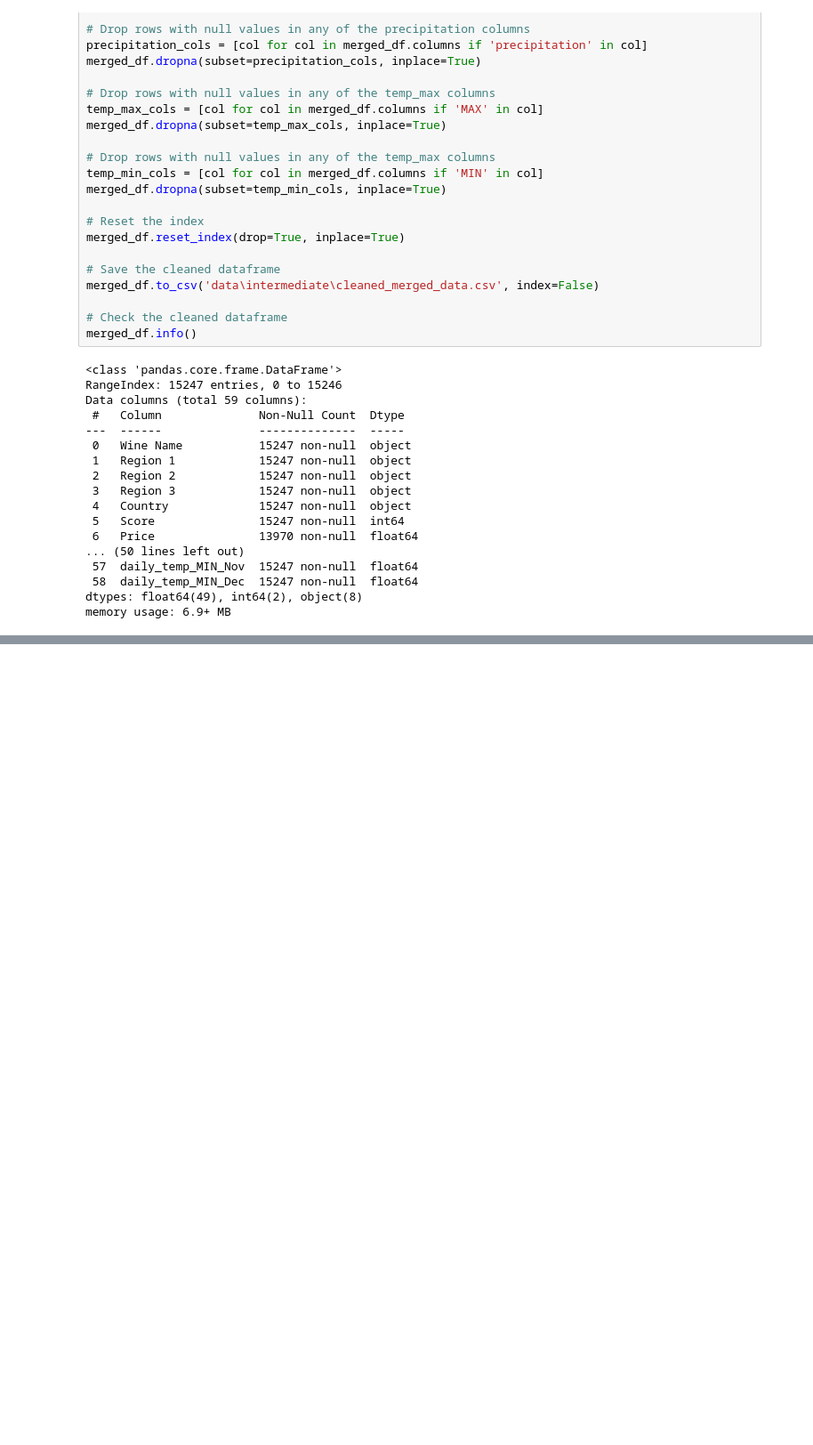
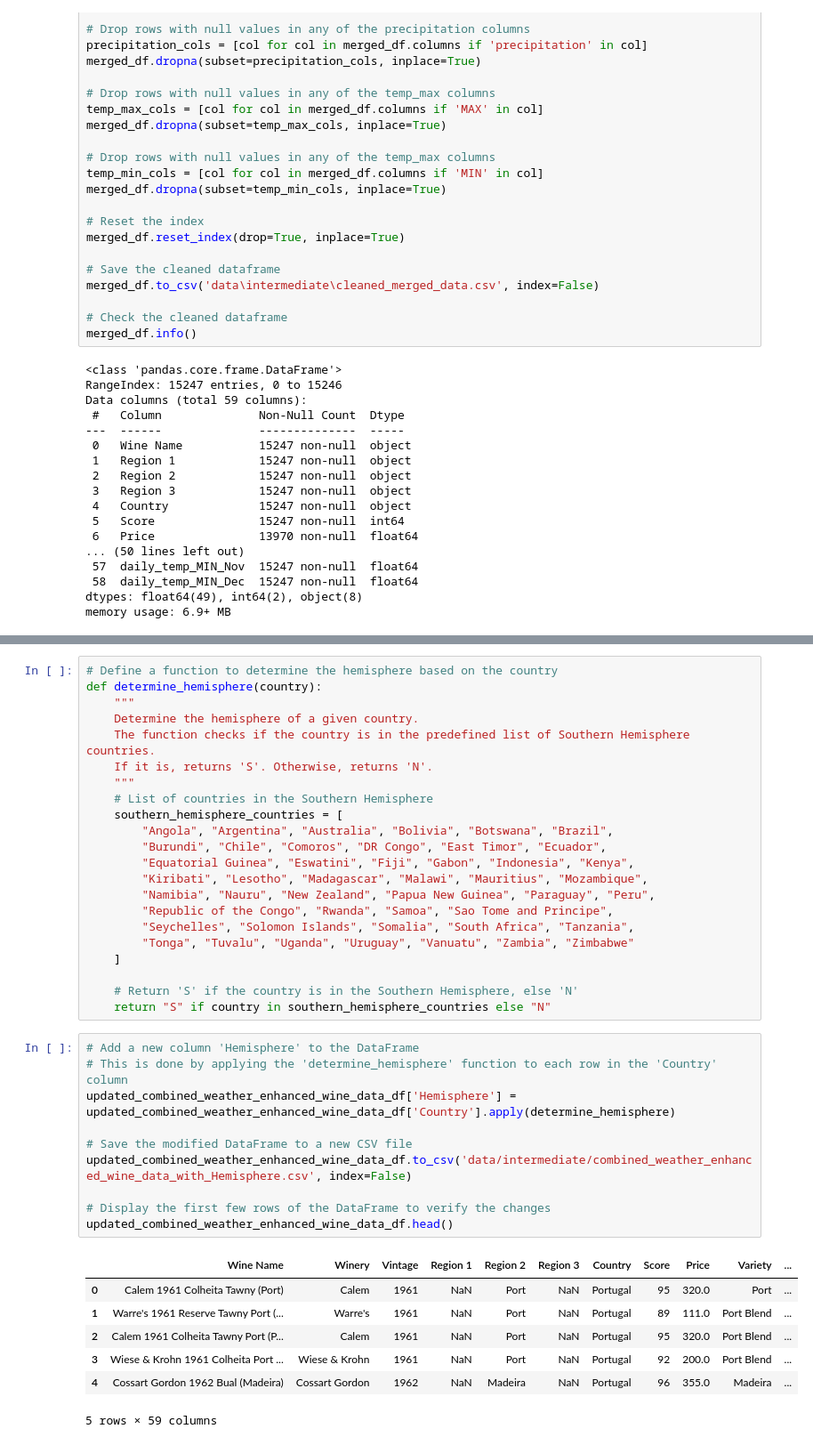
Before and after one commit to georgejieh/predicting_grape_suitability_based_on_climate_and_precipitation, a Jupyter notebook: exploratory_data_analysis_public.ipynb, the cells around one changed output, grey strips where cells are left out. Shown: that part at 89% size. Saved outputs shown, nothing was run; the diff lists cells and outputs as text; blank space fills up the shorter version.

```diff
--- a/exploratory_data_analysis_public.ipynb
+++ b/exploratory_data_analysis_public.ipynb
@@ -1352,0 +1578,40 @@ memory usage: 6.9+ MB
+# %%
+# Define a function to determine the hemisphere based on the country
+def determine_hemisphere(country):
+    """
+    Determine the hemisphere of a given country.
+    The function checks if the country is in the predefined list of Southern Hemisphere countries.
+    If it is, returns 'S'. Otherwise, returns 'N'.
+    """
+    # List of countries in the Southern Hemisphere
+    southern_hemisphere_countries = [
+        "Angola", "Argentina", "Australia", "Bolivia", "Botswana", "Brazil",
+        "Burundi", "Chile", "Comoros", "DR Congo", "East Timor", "Ecuador",
+        "Equatorial Guinea", "Eswatini", "Fiji", "Gabon", "Indonesia", "Kenya",
+        "Kiribati", "Lesotho", "Madagascar", "Malawi", "Mauritius", "Mozambique",
+        "Namibia", "Nauru", "New Zealand", "Papua New Guinea", "Paraguay", "Peru",
+        "Republic of the Congo", "Rwanda", "Samoa", "Sao Tome and Principe",
+        "Seychelles", "Solomon Islands", "Somalia", "South Africa", "Tanzania",
+        "Tonga", "Tuvalu", "Uganda", "Uruguay", "Vanuatu", "Zambia", "Zimbabwe"
+    ]
+
+    # Return 'S' if the country is in the Southern Hemisphere, else 'N'
+    return "S" if country in southern_hemisphere_countries else "N"
+# %%
+# Add a new column 'Hemisphere' to the DataFrame
+# This is done by applying the 'determine_hemisphere' function to each row in the 'Country' column
+updated_combined_weather_enhanced_wine_data_df['Hemisphere'] = updated_combined_weather_enhanced_wine_data_df['Country'].apply(determine_hemisphere)
+
+# Save the modified DataFrame to a new CSV file
+updated_combined_weather_enhanced_wine_data_df.to_csv('data/intermediate/combined_weather_enhanced_wine_data_with_Hemisphere.csv', index=False)
+
+# Display the first few rows of the DataFrame to verify the changes
+updated_combined_weather_enhanced_wine_data_df.head()
+# %% [output]
+|  | Wine Name | Winery | Vintage | Region 1 | Region 2 | Region 3 | Country | Score | Price | Variety | ... |
+| 0 | Calem 1961 Colheita Tawny (Port) | Calem | 1961 | NaN | Port | NaN | Portugal | 95 | 320.0 | Port | ... |
+| 1 | Warre's 1961 Reserve Tawny Port (... | Warre's | 1961 | NaN | Port | NaN | Portugal | 89 | 111.0 | Port Blend | ... |
+| 2 | Calem 1961 Colheita Tawny Port (P... | Calem | 1961 | NaN | Port | NaN | Portugal | 95 | 320.0 | Port Blend | ... |
+| 3 | Wiese & Krohn 1961 Colheita Port ... | Wiese & Krohn | 1961 | NaN | Port | NaN | Portugal | 92 | 200.0 | Port Blend | ... |
+| 4 | Cossart Gordon 1962 Bual (Madeira) | Cossart Gordon | 1962 | NaN | Madeira | NaN | Portugal | 96 | 355.0 | Madeira | ... |
+5 rows × 59 columns
```
Also changed, not shown: parts of 12 cells of this notebook, 5 other files.
